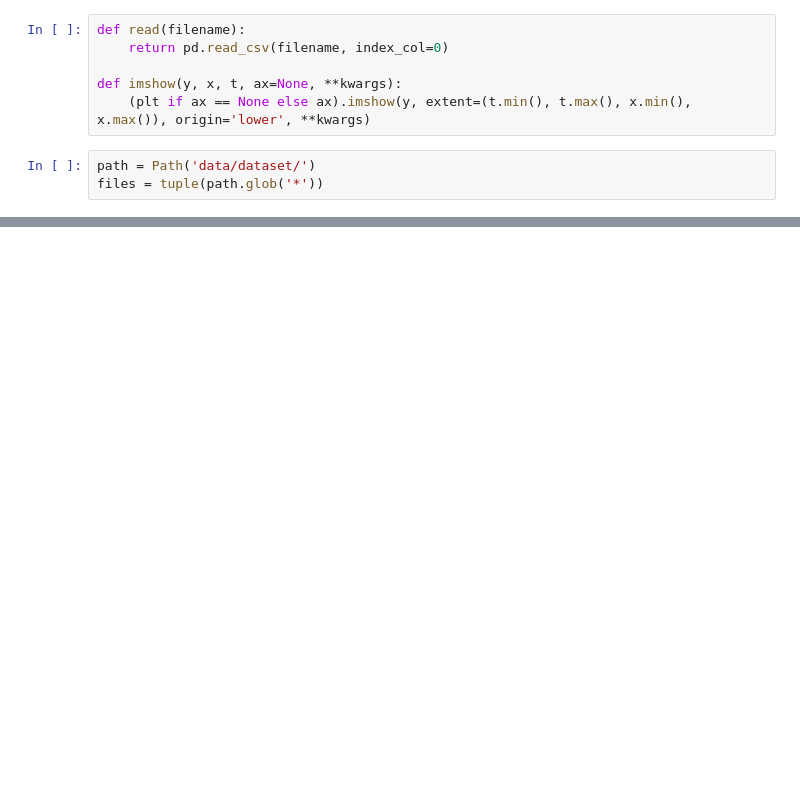
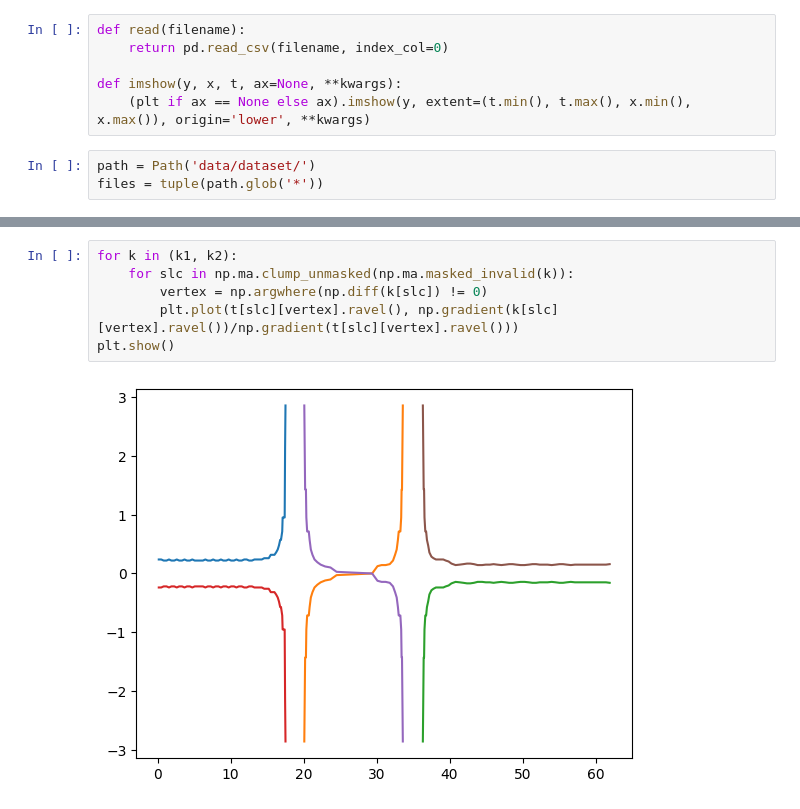
Before and after one commit to JairoSSantos/parallel-kink-scattering, a Jupyter notebook: notebooks/data-analysis.ipynb, the cells around one changed output, grey strips where cells are left out. Drawn from its saved outputs; the diff is of its cells as text; blank space fills up the shorter version.

```diff
--- a/notebooks/data-analysis.ipynb
+++ b/notebooks/data-analysis.ipynb
@@ -75,0 +105,8 @@ plt.show()
+# %%
+for k in (k1, k2):
+    for slc in np.ma.clump_unmasked(np.ma.masked_invalid(k)):
+        vertex = np.argwhere(np.diff(k[slc]) != 0)
+        plt.plot(t[slc][vertex].ravel(), np.gradient(k[slc][vertex].ravel())/np.gradient(t[slc][vertex].ravel()))
+plt.show()
+# %% [output]
+[figure, added]
```
Also changed, not shown: parts of 10 cells of this notebook, 3 other files.
